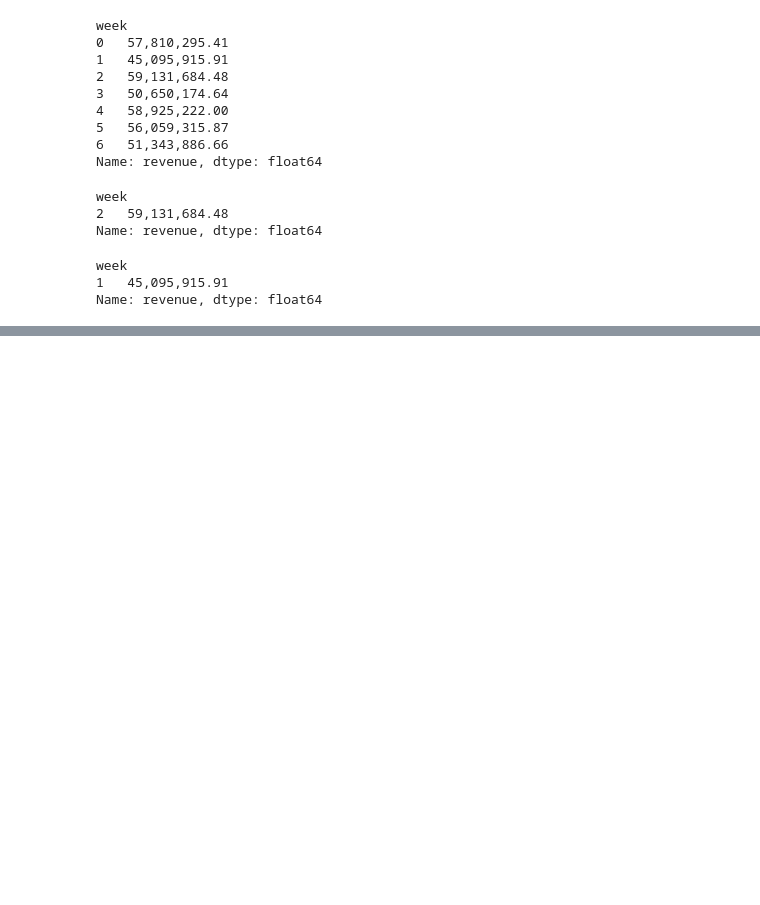
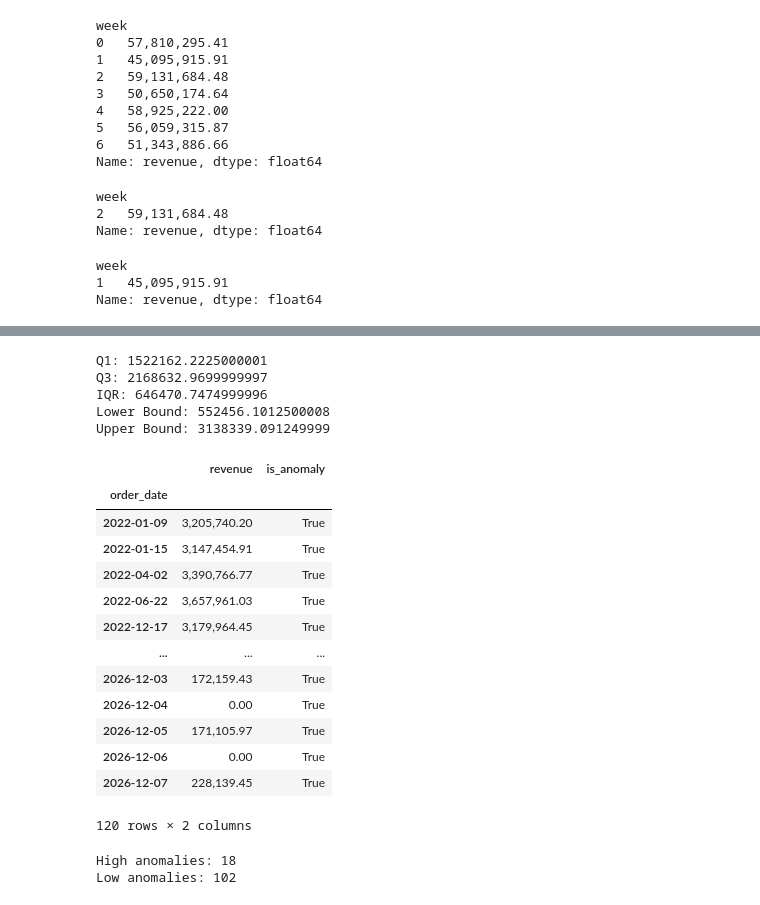
Before and after one commit to piyush8769/messy-ecommerce-analytics-dataset, a Jupyter notebook: Module_3_Data_Transformation.ipynb, the cells around one changed output, grey strips where cells are left out. Saved outputs shown, nothing was run; the diff lists cells and outputs as text; code cells hidden in the pictures; blank space fills up the shorter version.

```diff
--- a/Module_3_Data_Transformation.ipynb
+++ b/Module_3_Data_Transformation.ipynb
@@ -2646,3 +2632,16 @@ week_day.sort_values().head(1)
 week
 1   45,095,915.91
 Name: revenue, dtype: float64
+# %%
+# Calculate daily revenue
+daily_revenue = (
+    time_df['total_amount']
+    .resample('D')
+    .sum()
+)
+
+# Convert to DataFrame
+anomaly_df = daily_revenue.to_frame(name='revenue')
+
+# Check the data
+anomaly_df.head()
@@ -2648,0 +2656,58 @@ Name: revenue, dtype: float64
+# %%
+Q1 = anomaly_df['revenue'].quantile(0.25)
+
+Q3 = anomaly_df['revenue'].quantile(0.75)
+
+IQR = Q3 - Q1
+
+lower_bound = Q1 - (1.5 * IQR)
+
+upper_bound = Q3 + (1.5 * IQR)
+
+print("Q1:", Q1)
+print("Q3:", Q3)
+print("IQR:", IQR)
+print("Lower Bound:", lower_bound)
+print("Upper Bound:", upper_bound)
+# %% [output]
+Q1: 1522162.2225000001
+Q3: 2168632.9699999997
+IQR: 646470.7474999996
+Lower Bound: 552456.1012500008
+Upper Bound: 3138339.091249999
+# %%
+anomaly_df['is_anomaly'] = (
+    (anomaly_df['revenue'] < lower_bound) |
+    (anomaly_df['revenue'] > upper_bound)
+)
+
+anomaly_df[anomaly_df['is_anomaly']]
+# %% [output]
+|  | revenue | is_anomaly |
+| order_date |  |  |
+| 2022-01-09 | 3,205,740.20 | True |
+| 2022-01-15 | 3,147,454.91 | True |
+| 2022-04-02 | 3,390,766.77 | True |
+| 2022-06-22 | 3,657,961.03 | True |
+| 2022-12-17 | 3,179,964.45 | True |
+| ... | ... | ... |
+| 2026-12-03 | 172,159.43 | True |
+| 2026-12-04 | 0.00 | True |
+| 2026-12-05 | 171,105.97 | True |
+| 2026-12-06 | 0.00 | True |
+| 2026-12-07 | 228,139.45 | True |
+120 rows × 2 columns
+# %%
+high_anomalies = anomaly_df[
+    anomaly_df['revenue'] > upper_bound
+]
+
+low_anomalies = anomaly_df[
+    anomaly_df['revenue'] < lower_bound
+]
+
+print("High anomalies:", len(high_anomalies))
+print("Low anomalies:", len(low_anomalies))
+# %% [output]
+High anomalies: 18
+Low anomalies: 102
```
Also changed, not shown: parts of 9 cells of this notebook.
